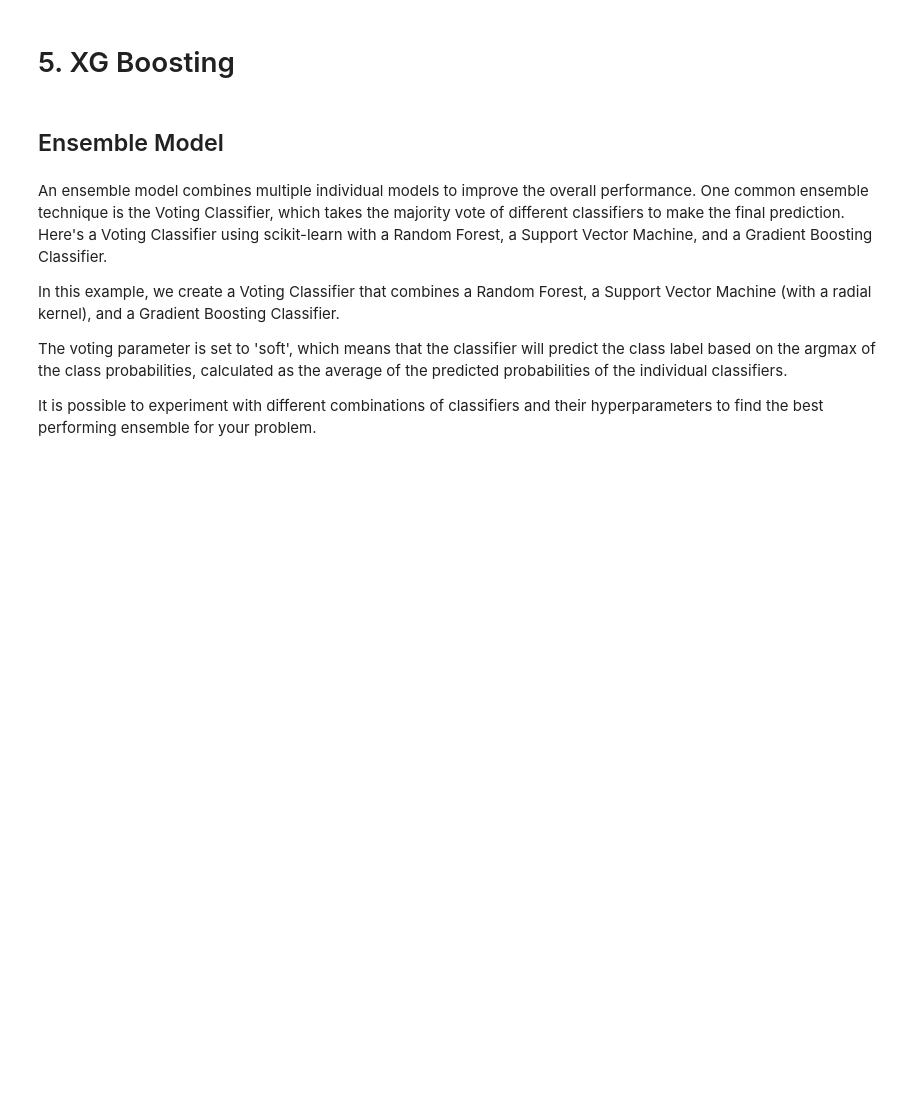
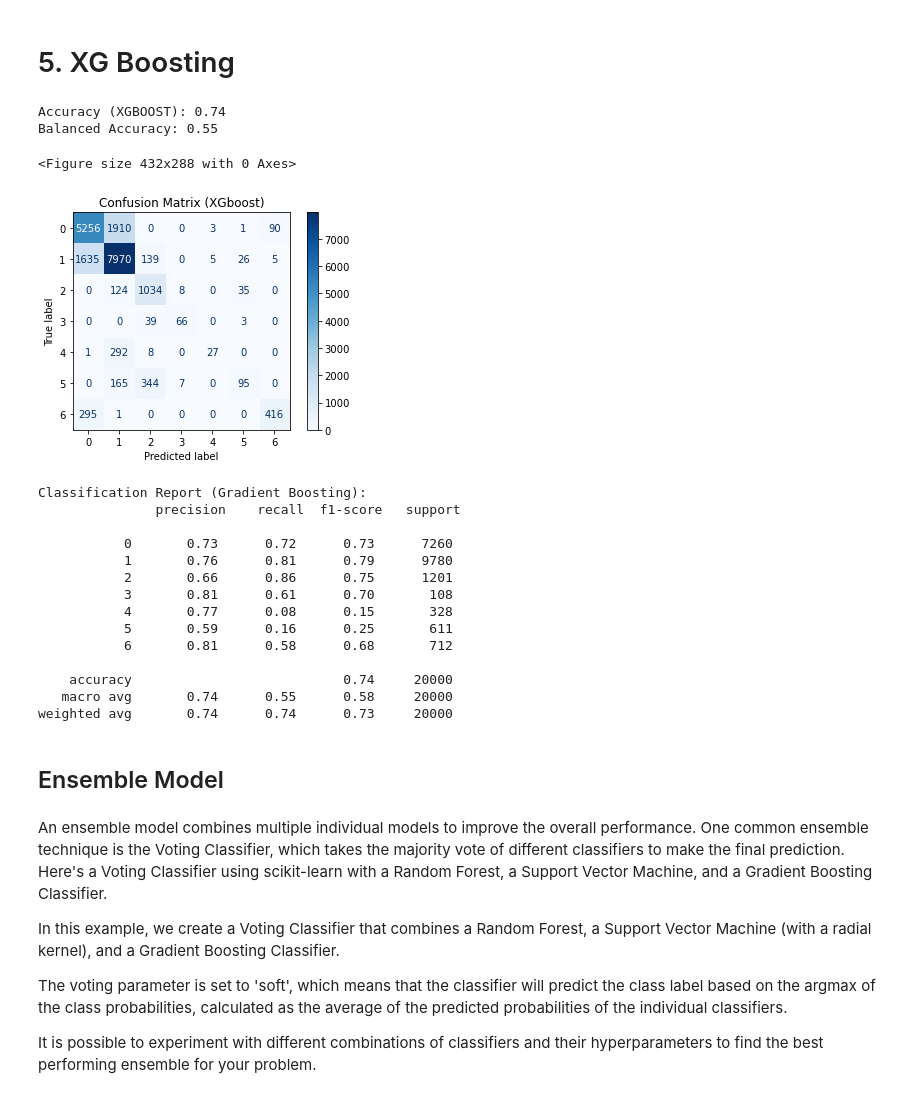
Before and after one commit to monica-navas-m/Machine-Learning, a Jupyter notebook: Notebook Python.ipynb, the cells around one changed output. Cells and saved outputs as stored; diff of their text form; code cells hidden in the pictures; blank space fills up the shorter version.

```diff
--- a/Notebook Python.ipynb
+++ b/Notebook Python.ipynb
@@ -469,15 +554,18 @@ X_test_scaled = scaler.transform(X_test)
 
 # Train a logistic regression model
 logreg = LogisticRegression(max_iter=1000, solver='lbfgs', multi_class='multinomial')
-logreg.fit(X_train_scaled, y_train)
+logreg.fit(X_train, y_train)
 
 # Make predictions on the testing set
-y_pred = logreg.predict(X_test_scaled)
+y_pred = logreg.predict(X_test)
 
 # Evaluate the model
 accuracy = accuracy_score(y_test, y_pred)
 print(f"Accuracy: {accuracy:.2f}")
 
+b_accuracy = balanced_accuracy_score(y_test, y_pred)
+print(f"Accuracy: {b_accuracy:.2f}")
+
 # Perform cross-validation
-cv_scores = cross_val_score(logreg, X_train_scaled, y_train, cv=5, scoring='accuracy')
-print(f"Cross-Validation Accuracy: {np.mean(cv_scores):.2f}")
+#cv_scores = cross_val_score(logreg, X_train_scaled, y_train, cv=5, scoring='accuracy')
+#print(f"Cross-Validation Accuracy: {np.mean(cv_scores):.2f}")
@@ -631,46 +712,53 @@ rfc_selected.feature_importances_
 # %%
 import xgboost as xgb
 
-# Choose a random subset of the data
-subset_size = 100000 # Change this value to the desired subset size
-random_indices = np.random.choice(df.index, subset_size, replace=False)
-df_subset = df.loc[random_indices]
-
-# Separate features and target variable
-
-X = df_subset.drop("Cover_Type_code", axis=1)
-#X = df_subset[["Wilderness area code", "Elevation", 'Horizontal_Distance_To_Roadways', 'Horizontal_Distance_To_Fire_Points', 'Soil type code']]
-y = df_subset["Cover_Type_code"]
-#X = df[["Wilderness area code", "Elevation", 'Horizontal_Distance_To_Roadways', 'Horizontal_Distance_To_Fire_Points', 'Soil type code']]
-#y = df["Cover_Type_code"]
-
-
-# Split the data into training and testing sets
-X_train, X_test, y_train, y_test = train_test_split(X, y, test_size=0.2, random_state=42)
 # Ensure the target variable is integer-encoded (starting from 0)
-y_train = y_train.astype(int) - 1
-y_test = y_test.astype(int) - 1
+y_train = y_train + 1
+y_test = y_test + 1
 
 # Train an  XGBoosting model
 gb_model = xgb.XGBClassifier(max_depth=3, n_estimators=100, learning_rate=0.1)
 gb_model.fit(X_train, y_train)
 
 # Make predictions on the testing set
 y_pred = gb_model.predict(X_test)
 # Evaluate the model
 accuracy_gb = accuracy_score(y_test, y_pred)
 print(f"Accuracy (XGBOOST): {accuracy_gb:.2f}")
 
+# Evaluate the balanced accuracy of the model
+b_accuracy = balanced_accuracy_score(y_test, y_pred)
+print(f"Balanced Accuracy: {b_accuracy:.2f}")
+
 
 # Plot confusion matrix
 plt.figure()
 plot_confusion_matrix(gb_model, X_test, y_test, cmap=plt.cm.Blues)
 plt.title("Confusion Matrix (XGboost)")
 plt.show()
 
 # Classification report
 report_gb = classification_report(y_test, y_pred)
 print("Classification Report (Gradient Boosting):\n", report_gb)
+# %% [output]
+Accuracy (XGBOOST): 0.74
+Balanced Accuracy: 0.55
+<Figure size 432x288 with 0 Axes>
+[figure, added]
+Classification Report (Gradient Boosting):
+               precision    recall  f1-score   support
+
+           0       0.73      0.72      0.73      7260
+           1       0.76      0.81      0.79      9780
+           2       0.66      0.86      0.75      1201
+           3       0.81      0.61      0.70       108
+           4       0.77      0.08      0.15       328
+           5       0.59      0.16      0.25       611
+           6       0.81      0.58      0.68       712
+
+    accuracy                           0.74     20000
+   macro avg       0.74      0.55      0.58     20000
+weighted avg       0.74      0.74      0.73     20000
 # %% [markdown]
 <a name="model6"></a>
 ## Ensemble Model
```
Also changed, not shown: parts of 24 cells of this notebook.
